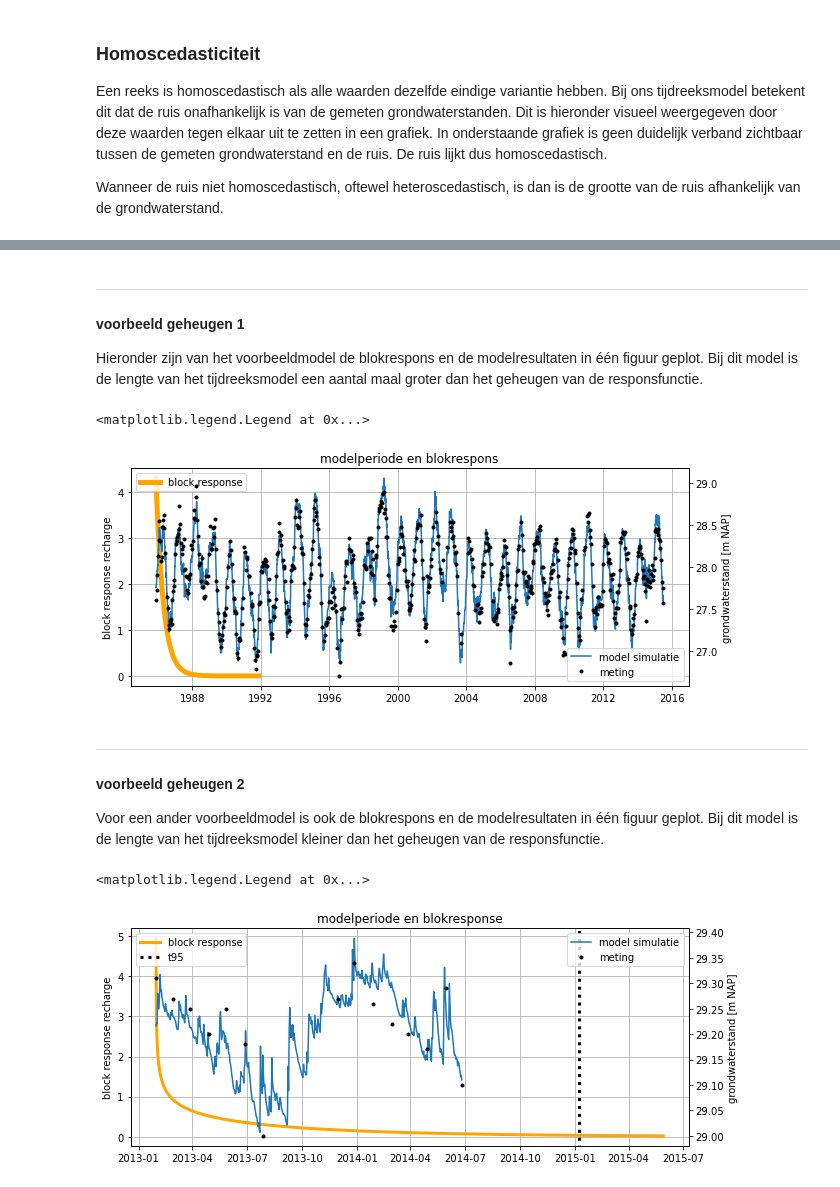
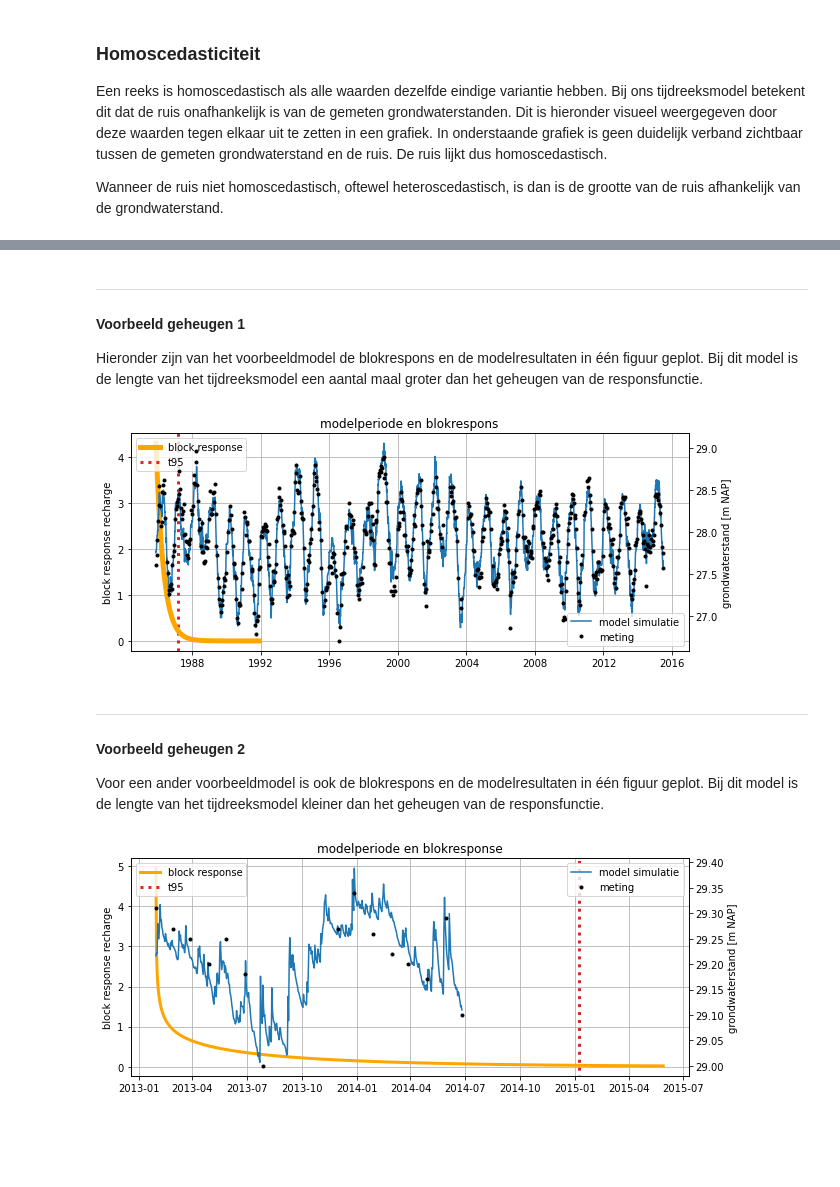
Before and after one commit to ArtesiaWater/stowa_handleiding_tijdreeksanalyse, a Jupyter notebook: beoordeling/beoordeling.ipynb, the cells around one changed output, grey strips where cells are left out. Cells and saved outputs as stored; diff of their text form; code cells hidden in the pictures; blank space fills up the shorter version.

```diff
--- a/beoordeling/beoordeling.ipynb
+++ b/beoordeling/beoordeling.ipynb
@@ -586,40 +581,47 @@ TBA
 # %% [markdown]
 <hr>
 
-#### voorbeeld geheugen 1
+#### Voorbeeld geheugen 1
 
 Hieronder zijn van het voorbeeldmodel de blokrespons en de modelresultaten in één figuur geplot. Bij dit model is de lengte van het tijdreeksmodel een aantal maal groter dan het geheugen van de responsfunctie.
 # %%
 # get response function
 sm = ml1.stressmodels['recharge']
 resp_func = sm.rfunc
 fig, ax = plt.subplots(figsize=(10, 4))
 block_resp = resp_func.block(
     ml1.get_parameters('recharge'), cutoff=0.999999)
 
 # plot response function
 ax.plot(pd.date_range(ml1.settings['tmin'], periods=len(block_resp)), block_resp, label='block response',
         color='orange', lw=5)
 ax.grid()
 ax.set_ylabel('block response recharge')
 # ax.set_ylim(0,6)
 ax.set_title('modelperiode en blokrespons')
+
+# plot t95 response functie
+t95 = ml1.stressmodels['recharge'].rfunc.get_tmax(
+    ml1.get_parameters('recharge'), cutoff=0.95)
+t95_dt = ml1.settings['tmin'] + dt.timedelta(t95)
+ylim = ax.get_ylim()
+ax.vlines(t95_dt, -100, 100, ls=':', color='C3', label='t95', lw=3)
+ax.set_ylim(ylim)
 ax.legend(loc=2)
 
 # plot model results
 ax2 = ax.twinx()
 ax2.plot(ml1.simulate(), label='model simulatie')  # , lw=0.2)
 ax2.plot(ml1.oseries.series_original[:], marker='.', ls='', color='k', label='meting')
 ax2.set_ylabel('grondwaterstand [m NAP]')
 # ax2.set_ylim(28,31)
-ax2.legend(loc=4)
+ax2.legend(loc=4);
 # %% [output]
-<matplotlib.legend.Legend at 0x...>
-[figure, old version]
+[figure, new version]
 # %% [markdown]
 <hr>
 
-#### voorbeeld geheugen 2
+#### Voorbeeld geheugen 2
 
 Voor een ander voorbeeldmodel is ook de blokrespons en de modelresultaten in één figuur geplot. Bij dit model is de lengte van het tijdreeksmodel kleiner dan het geheugen van de responsfunctie.
 # %%
@@ -646,7 +648,7 @@ t95 = ml_voorbeeld.stressmodels['recharge'].rfunc.get_tmax(
     ml_voorbeeld.get_parameters('recharge'), cutoff=0.95)
 t95_dt = ml_voorbeeld.settings['tmin'] + dt.timedelta(t95)
 ylim = ax.get_ylim()
-ax.vlines(t95_dt, -100, 100, ls=':', color='k', label='t95', lw=3)
+ax.vlines(t95_dt, -100, 100, ls=':', color='C3', label='t95', lw=3)
 ax.set_ylim(ylim)
 
 ax.legend(loc=2)
@@ -657,7 +659,6 @@ ax2.plot(ml_voorbeeld.simulate(), label='model simulatie')  # , lw=0.2)
 ax2.plot(ml_voorbeeld.oseries.series_original,
          marker='.', ls='', color='k', label='meting')
 ax2.set_ylabel('grondwaterstand [m NAP]')
-ax2.legend(loc=1)
+ax2.legend(loc=1);
 # %% [output]
-<matplotlib.legend.Legend at 0x...>
-[figure, old version]
+[figure, new version]
```
Also changed, not shown: parts of 72 cells of this notebook, 3 other files.
